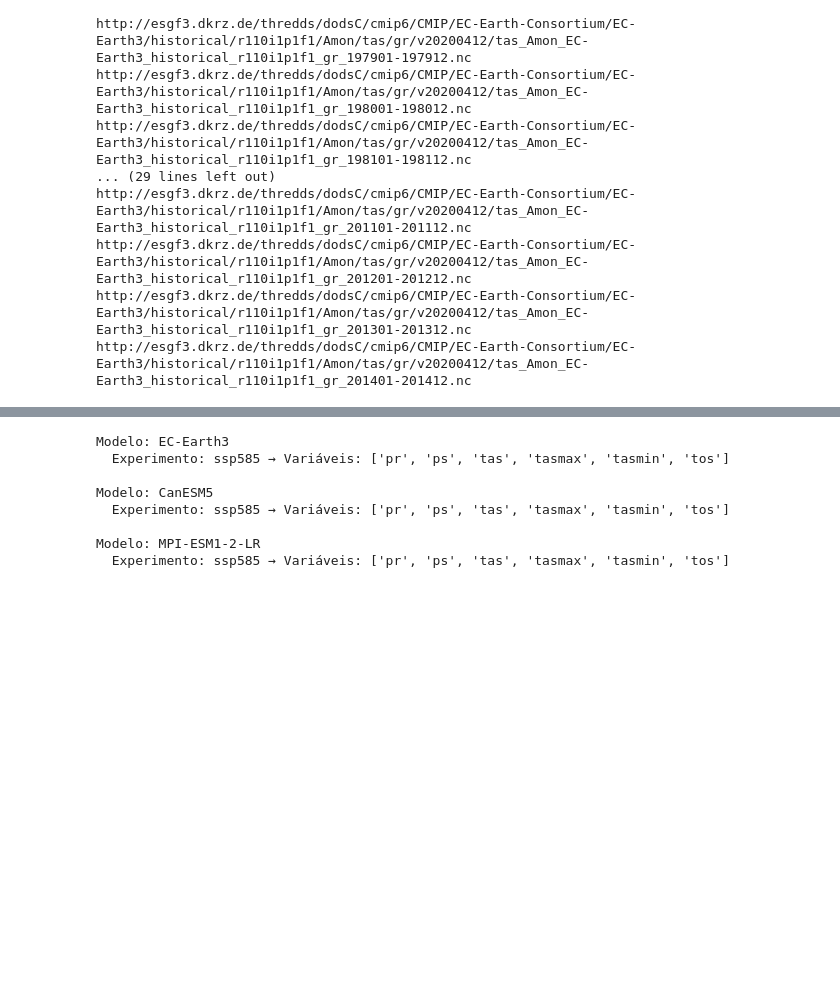
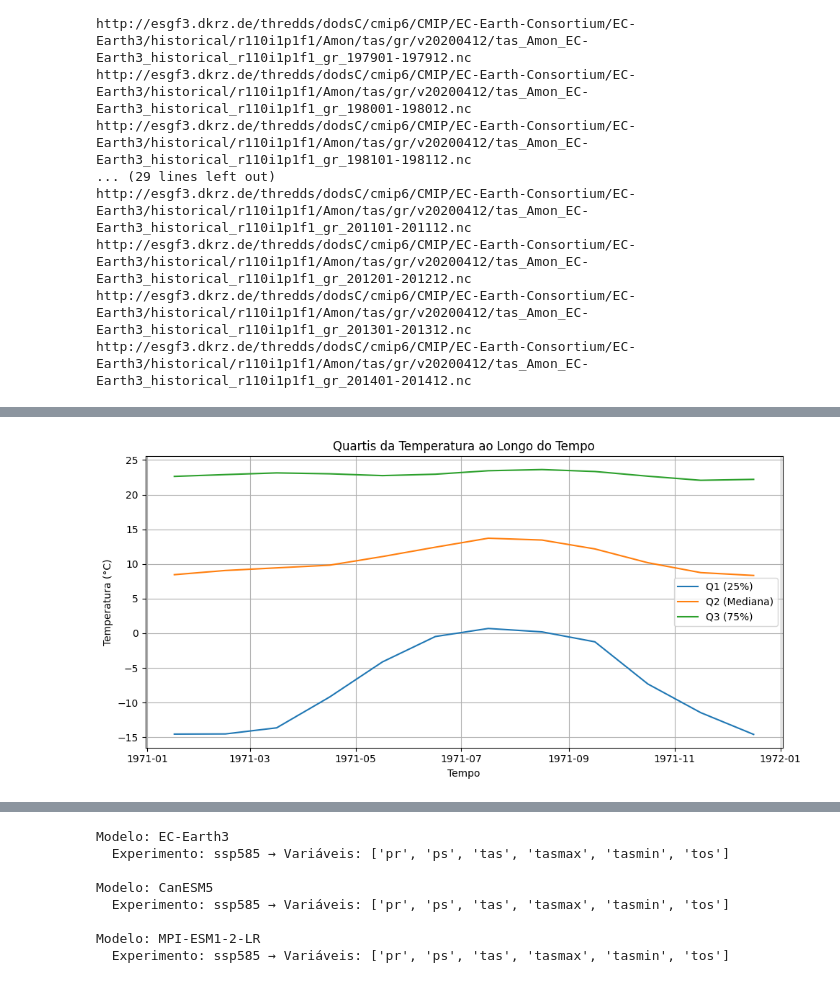
Before and after one commit to thais-oak/climate_data_processing, a Jupyter notebook: processing_test.ipynb, the cells around one changed output, grey strips where cells are left out. Saved outputs shown, nothing was run; the diff lists cells and outputs as text; code cells hidden in the pictures; blank space fills up the shorter version.

```diff
--- a/processing_test.ipynb
+++ b/processing_test.ipynb
@@ -683,0 +447,3 @@ True
+# %%
+tas_raw = ec_earth_tas_raw["tas"]
+tas_raw
@@ -683,0 +466,15 @@ True
+# %%
+# convertendo temperatura de Kelvin para Celsius
+print(f"unidade de temperatura = {tas_raw.units}")
+
+if tas_raw.attrs.get("units", "").lower() == "k":
+    tas_celsius = tas_raw - 273.15
+    tas_celsius.attrs["units"] = "°C"
+    tas_celsius.attrs["standard_name"] = tas_raw.attrs["standard_name"]
+    tas_celsius.attrs["long_name"] = tas_raw.attrs["long_name"]
+    tas_celsius.attrs["comment"] = tas_raw.attrs["comment"]
+    tas_celsius.attrs["cell_methods"] = tas_raw.attrs["cell_methods"]
+    tas_celsius.attrs["cell_measures"] = tas_raw.attrs["cell_measures"]
+    tas_celsius.attrs["history"] = tas_raw.attrs["history"]
+
+print(f"unidade de temperatura após conversão = {tas_celsius.units}")
@@ -683,0 +496,8 @@ True
+# %%
+quartis = tas_celsius.quantile(q=[0.25, 0.5, 0.75], dim=["lat", "lon"])
+
+tas_quartis = quartis.assign_coords(quantile=["Q1", "Q2", "Q3"])
+
+tas_quartis.sel(quantile="Q1")
+tas_quartis.sel(quantile="Q2")  # mediana
+tas_quartis.sel(quantile="Q3")
@@ -683,0 +512,18 @@ True
+# %%
+import matplotlib.pyplot as plt
+
+plt.figure(figsize=(10, 5))
+
+plt.plot(tas_celsius["time"], tas_quartis.sel(quantile="Q1"), label="Q1 (25%)")
+plt.plot(tas_celsius["time"], tas_quartis.sel(quantile="Q2"), label="Q2 (Mediana)")
+plt.plot(tas_celsius["time"], tas_quartis.sel(quantile="Q3"), label="Q3 (75%)")
+
+plt.title("Quartis da Temperatura ao Longo do Tempo")
+plt.xlabel("Tempo")
+plt.ylabel("Temperatura (°C)")
+plt.legend()
+plt.grid(True)
+plt.tight_layout()
+plt.show()
+# %% [output]
+[figure, added]
```
Also changed, not shown: parts of 37 cells of this notebook, 1 other file.
